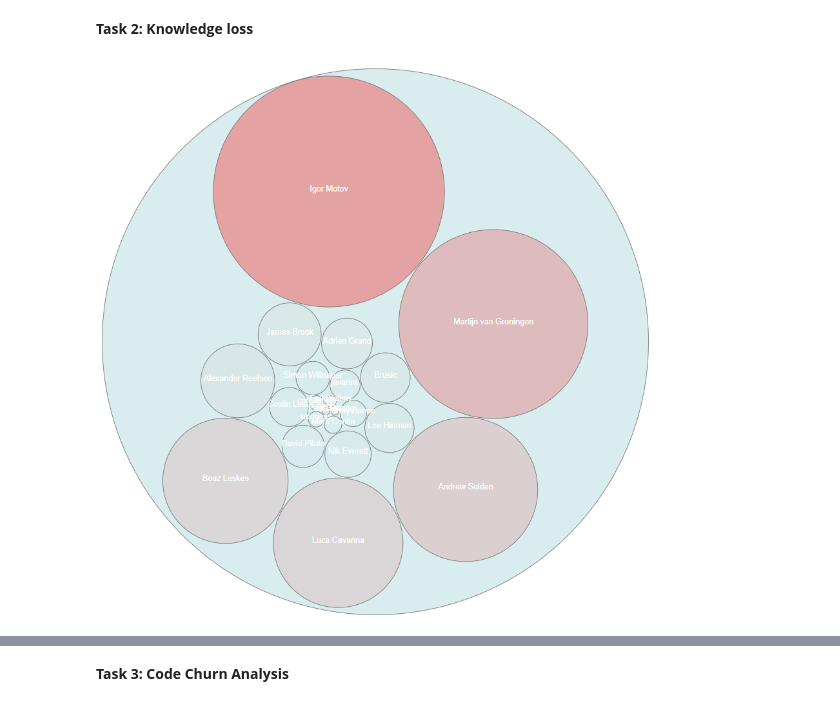
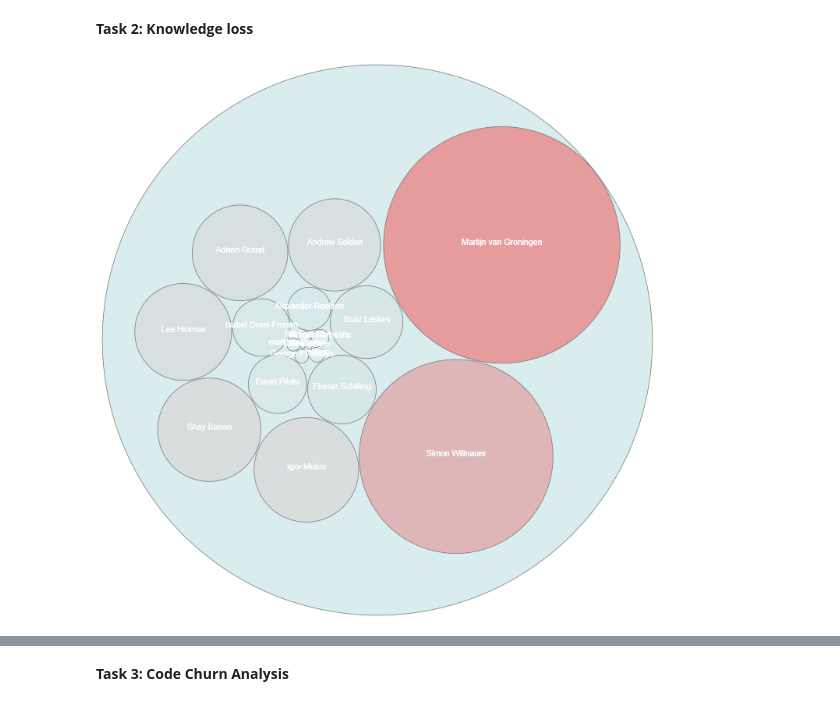
Before and after one commit to Shymsky/SOSY_SE, a Jupyter notebook: SOSY-SE2-EX1.ipynb, the cells around one changed output, grey strips where cells are left out. Cells and saved outputs as stored; diff of their text form; code cells hidden in the pictures.

Commit message:
updated knowledge loss; added some explanations

```diff
--- a/SOSY-SE2-EX1.ipynb
+++ b/SOSY-SE2-EX1.ipynb
@@ -217,4 +232,4 @@ generate_knowledge_loss_json(author_contributions_action, "action_package")
 # %%
-display.Image("knowledge_loss_map_action_package.png")
+display.Image("knowledge_loss_map_index_package.png")
 # %% [output]
-[figure, old version]
+[figure, new version]
```
Also changed, not shown: parts of 10 cells of this notebook, 2 other files.
